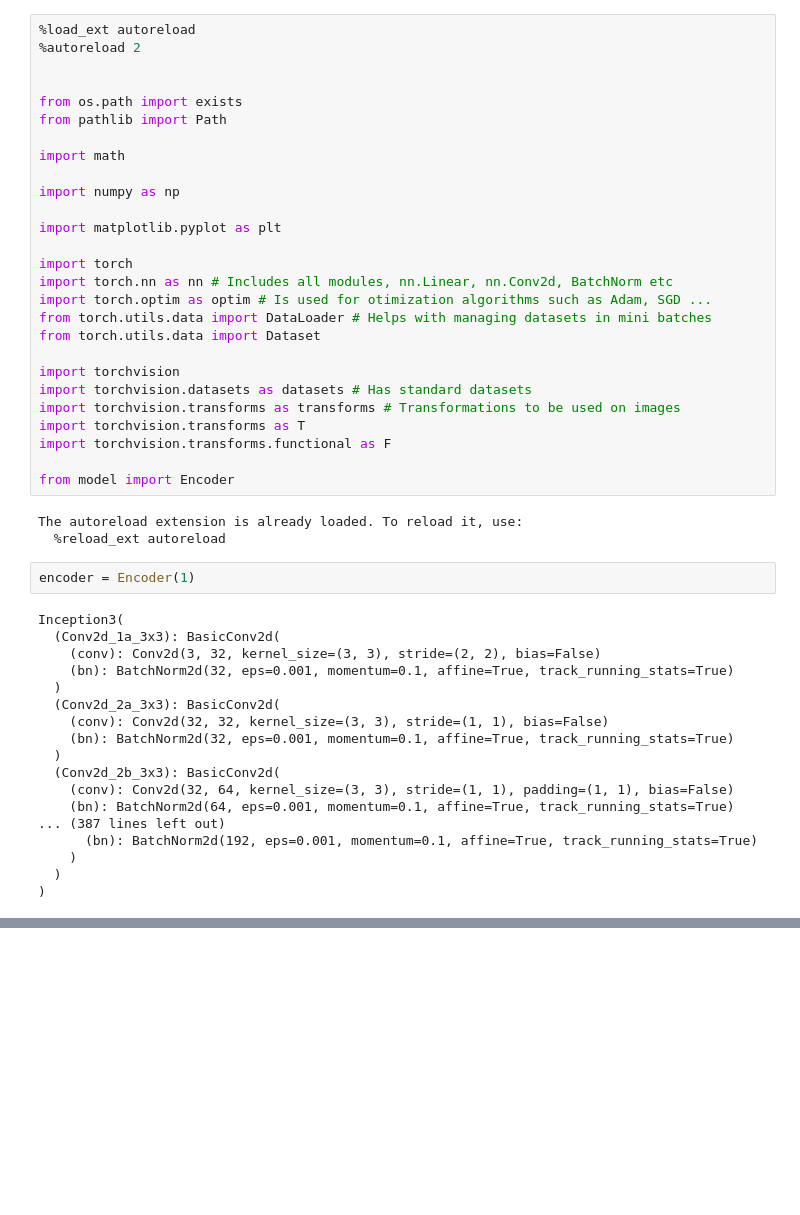
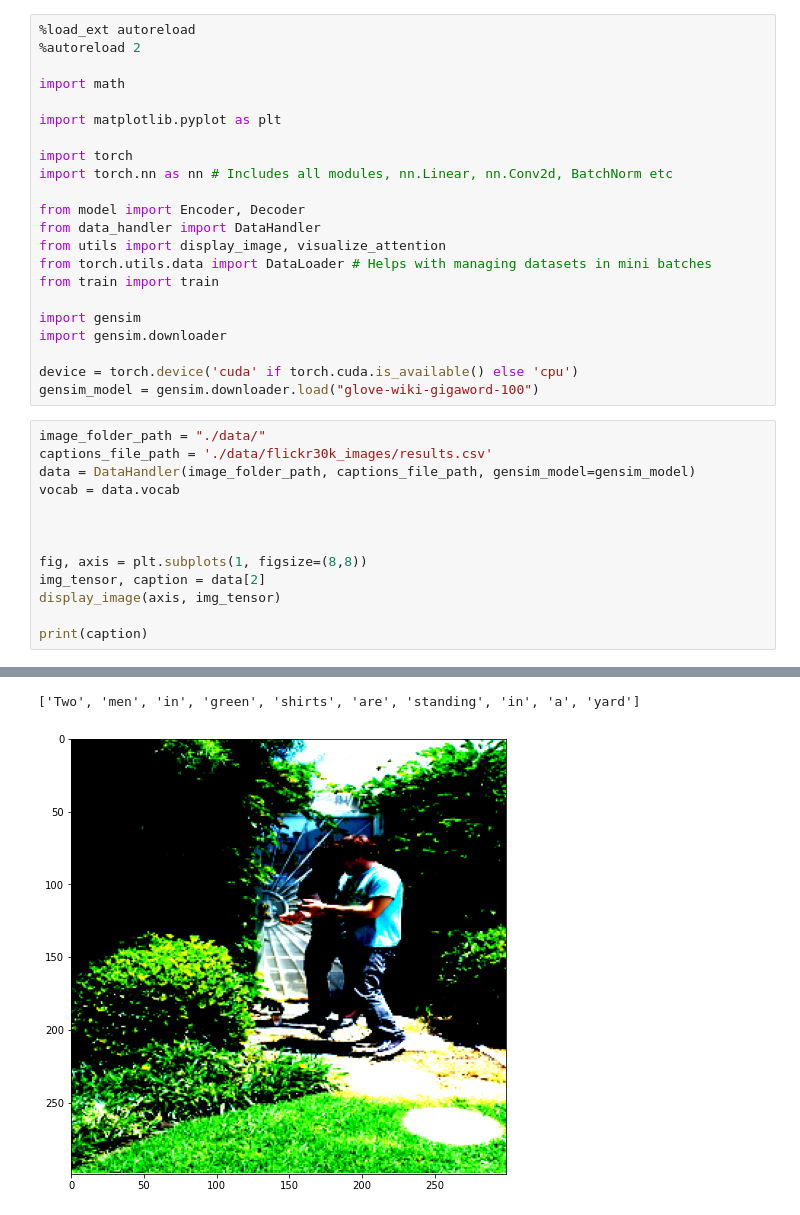
Before and after one commit to hueindahaus/image-captioner, a Jupyter notebook: main.ipynb, the cells around one changed output, grey strips where cells are left out. Drawn from its saved outputs; the diff is of its cells as text; blank space fills up the shorter version.

```diff
--- a/main.ipynb
+++ b/main.ipynb
@@ -2,49 +2,35 @@
 %load_ext autoreload
 %autoreload 2
 
-
-from os.path import exists
-from pathlib import Path
-
 import math
-
-import numpy as np
 
 import matplotlib.pyplot as plt
 
 import torch
 import torch.nn as nn # Includes all modules, nn.Linear, nn.Conv2d, BatchNorm etc
-import torch.optim as optim # Is used for otimization algorithms such as Adam, SGD ...
+
+from model import Encoder, Decoder
+from data_handler import DataHandler
+from utils import display_image, visualize_attention
 from torch.utils.data import DataLoader # Helps with managing datasets in mini batches
-from torch.utils.data import Dataset
+from train import train
 
-import torchvision
-import torchvision.datasets as datasets # Has standard datasets
-import torchvision.transforms as transforms # Transformations to be used on images
-import torchvision.transforms as T
-import torchvision.transforms.functional as F
+import gensim
+import gensim.downloader
 
-from model import Encoder
+device = torch.device('cuda' if torch.cuda.is_available() else 'cpu')
+gensim_model = gensim.downloader.load("glove-wiki-gigaword-100")
-# %% [output]
-The autoreload extension is already loaded. To reload it, use:
-  %reload_ext autoreload
-# %%
-encoder = Encoder(1)
-# %% [output]
-Inception3(
-  (Conv2d_1a_3x3): BasicConv2d(
-    (conv): Conv2d(3, 32, kernel_size=(3, 3), stride=(2, 2), bias=False)
-    (bn): BatchNorm2d(32, eps=0.001, momentum=0.1, affine=True, track_running_stats=True)
-  )
-  (Conv2d_2a_3x3): BasicConv2d(
-    (conv): Conv2d(32, 32, kernel_size=(3, 3), stride=(1, 1), bias=False)
-    (bn): BatchNorm2d(32, eps=0.001, momentum=0.1, affine=True, track_running_stats=True)
-  )
-  (Conv2d_2b_3x3): BasicConv2d(
-    (conv): Conv2d(32, 64, kernel_size=(3, 3), stride=(1, 1), padding=(1, 1), bias=False)
-    (bn): BatchNorm2d(64, eps=0.001, momentum=0.1, affine=True, track_running_stats=True)
-... (387 lines left out)
-      (bn): BatchNorm2d(192, eps=0.001, momentum=0.1, affine=True, track_running_stats=True)
-    )
-  )
-)
+# %%
+image_folder_path = "./data/"
+captions_file_path = './data/flickr30k_images/results.csv'
+data = DataHandler(image_folder_path, captions_file_path, gensim_model=gensim_model)
+vocab = data.vocab
+
+
+
+fig, axis = plt.subplots(1, figsize=(8,8))
+img_tensor, caption = data[2]
+display_image(axis, img_tensor)
+
+print(caption)
+# %% [output]
@@ -50,0 +38,2 @@ Inception3(
+['Two', 'men', 'in', 'green', 'shirts', 'are', 'standing', 'in', 'a', 'yard']
+[figure, added]
```
Also changed, not shown: parts of 5 cells of this notebook, 8 other files.
